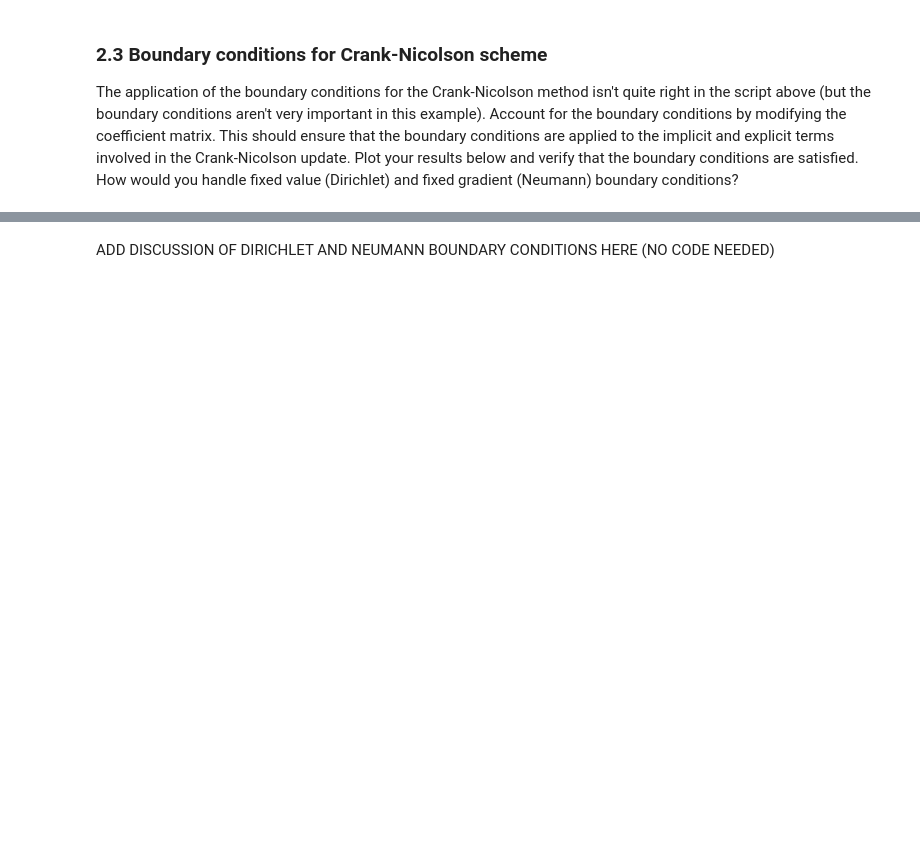
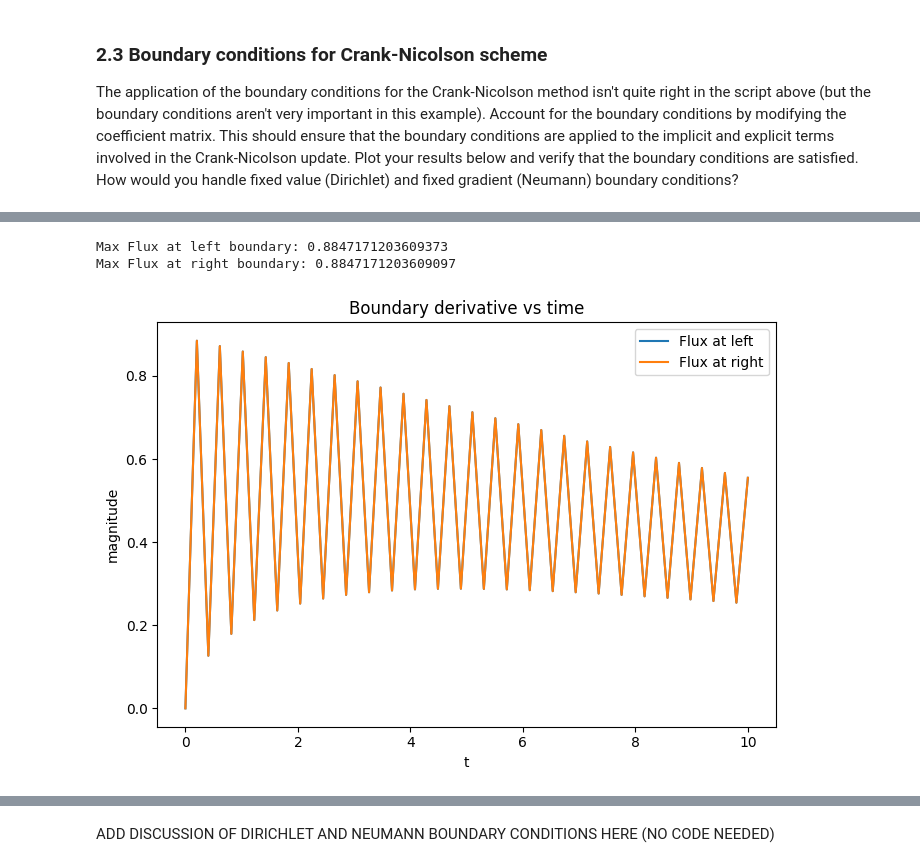
Before and after one commit to vantran1/QCES, a Jupyter notebook: Project1_numerical_methods.ipynb, the cells around one changed output, grey strips where cells are left out. Drawn from its saved outputs; the diff is of its cells as text; code cells hidden in the pictures; blank space fills up the shorter version.

```diff
--- a/Project1_numerical_methods.ipynb
+++ b/Project1_numerical_methods.ipynb
@@ -650,0 +841,19 @@ ADD CODE AND PLOTS HERE
+# %%
+ dx = x[1] - x[0]
+
+# If your solution is named c_CN_boundary with shape (Nx, Nt):
+left_derivative  = (c_CN_boundary[1, :]  - c_CN_boundary[0, :])  / dx
+right_derivative = (c_CN_boundary[-1, :] - c_CN_boundary[-2, :]) / dx
+
+print("Max Flux at left boundary:",  np.max(np.abs(left_derivative)))
+print("Max Flux at right boundary:", np.max(np.abs(right_derivative)))
+
+plt.figure(figsize=(7,5))
+plt.plot(t, np.abs(left_derivative),  label='Flux at left')
+plt.plot(t, np.abs(right_derivative), label='Flux at right')
+plt.xlabel('t'); plt.ylabel('magnitude'); plt.title('Boundary derivative vs time')
+plt.legend(); plt.tight_layout()
+# %% [output]
+Max Flux at left boundary: 0.8847171203609373
+Max Flux at right boundary: 0.8847171203609097
+[figure, added]
```
Also changed, not shown: parts of 17 cells of this notebook.
